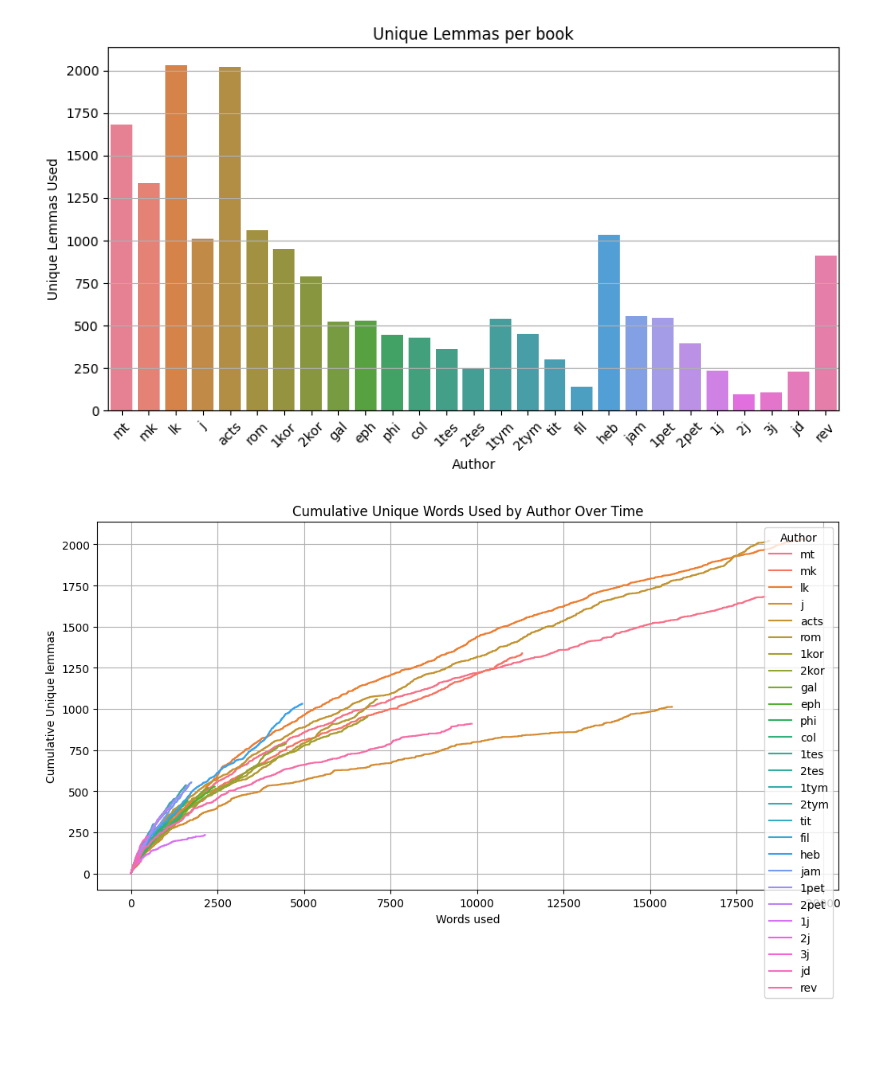
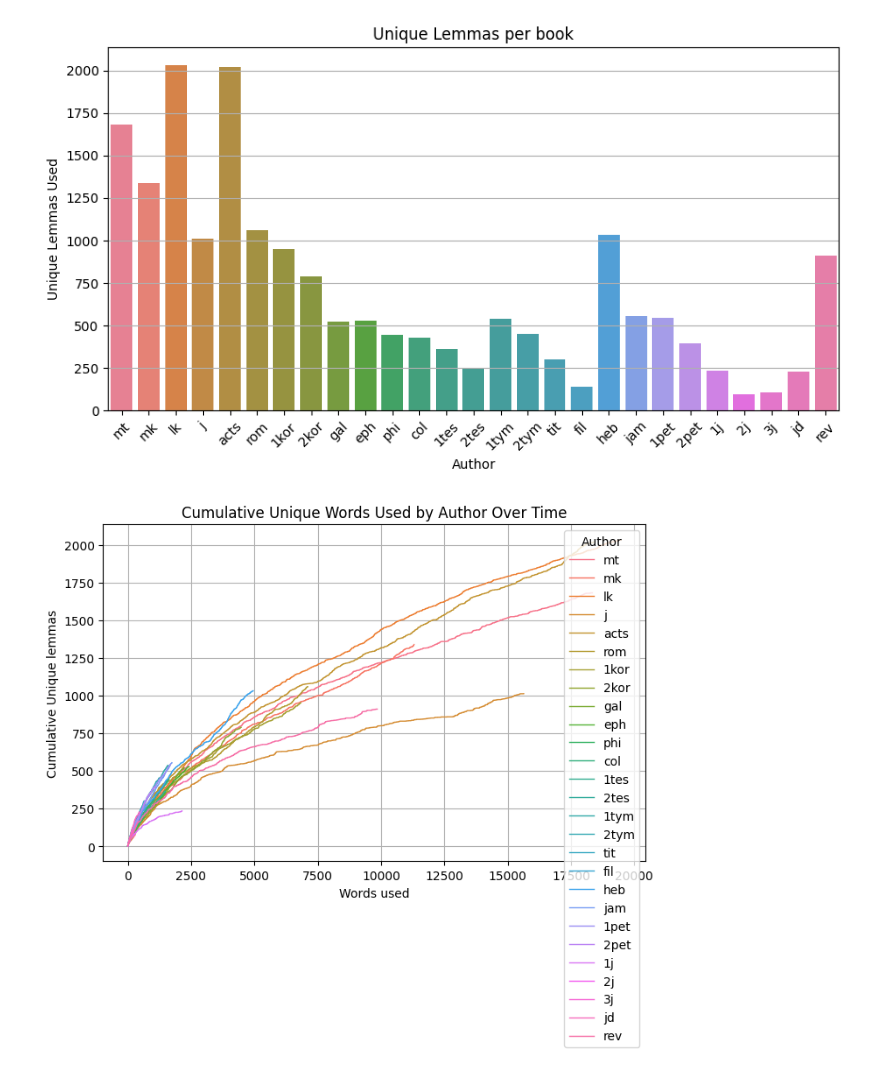
Before and after one commit to annagiszczak/TEXT-project, a Jupyter notebook: lab.ipynb, the cells around one changed output. Saved outputs shown, nothing was run; the diff lists cells and outputs as text; code cells hidden in the pictures; blank space fills up the shorter version.

```diff
--- a/lab.ipynb
+++ b/lab.ipynb
@@ -90,19 +90,19 @@ plt.show()
 # %%
 df["b_pos"] = df.groupby("book", sort=False).cumcount() + 1
 
 
 df["b_unq"] = ~df.duplicated(subset = ["book", "lemma"])
 df["b_unq"] = df.groupby("book", sort=False)["b_unq"].cumsum()
 
 # Plot the progression
-plt.figure(figsize=(12, 6))
-sns.lineplot(data=df, x="b_pos", y="b_unq", hue="book")
+plt.figure(figsize=(8, 5))
+sns.lineplot(data=df, x="b_pos", y="b_unq", hue="book", lw=1)
 
 plt.xlabel("Words used")
 plt.ylabel("Cumulative Unique lemmas")
 plt.title("Cumulative Unique Words Used by Author Over Time")
 plt.legend(title="Author")
 plt.grid()
 plt.show()
 # %% [output]
-[figure, old version]
+[figure, new version]
```
Also changed, not shown: parts of 4 cells of this notebook.
